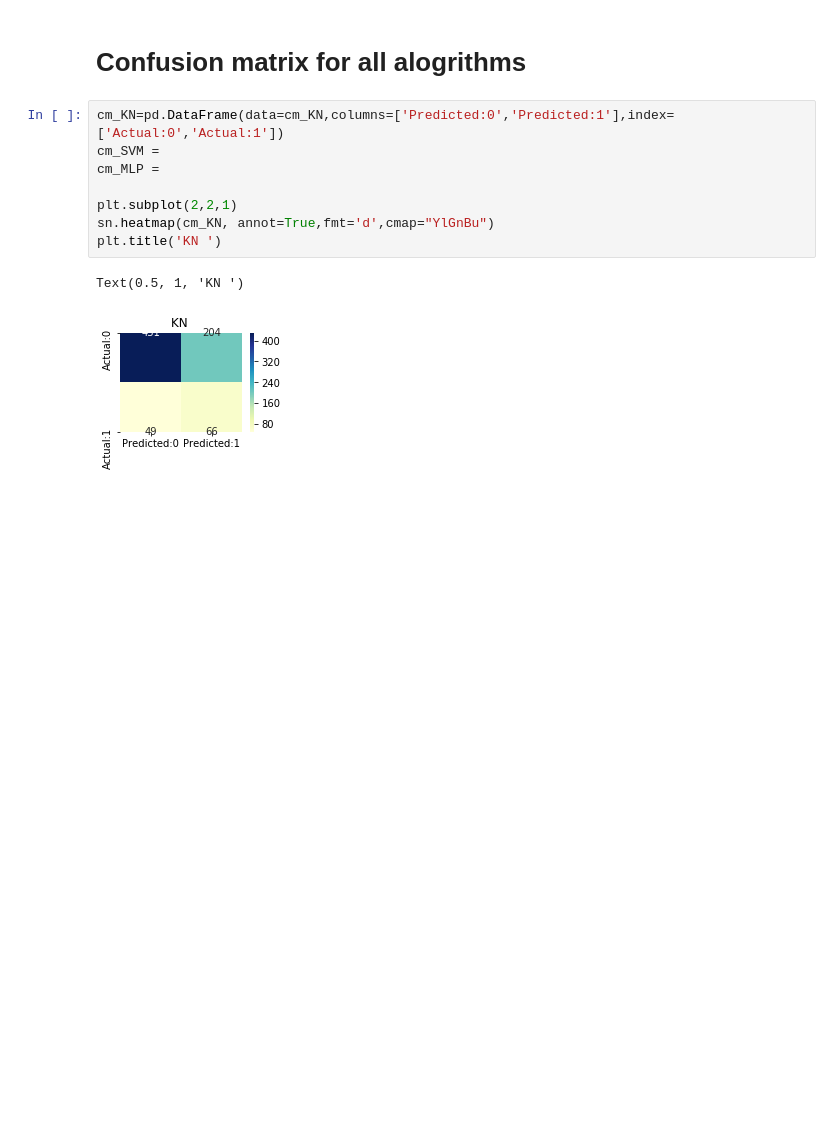
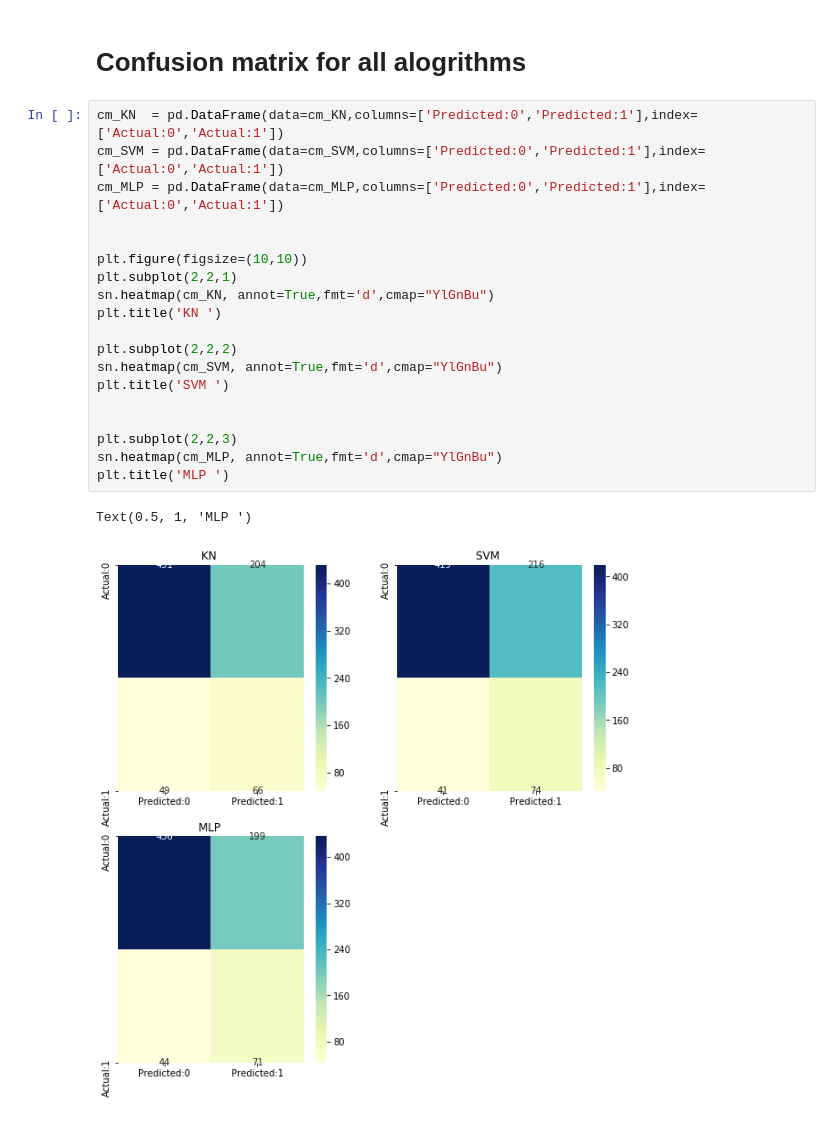
Before and after one commit to ljhowell/machine-learning_CHD, a Jupyter notebook: Comparison_of_models.ipynb, the cells around one changed output. Saved outputs shown, nothing was run; the diff lists cells and outputs as text; blank space fills up the shorter version.

```diff
--- a/Comparison_of_models.ipynb
+++ b/Comparison_of_models.ipynb
@@ -394,13 +394,24 @@ Text(0, 0.5, 'True positive rate (Sensitivity)')
 # %% [markdown]
 # Confusion matrix for all alogrithms
 # %%
-cm_KN=pd.DataFrame(data=cm_KN,columns=['Predicted:0','Predicted:1'],index=['Actual:0','Actual:1'])
-cm_SVM =
-cm_MLP =
+cm_KN  = pd.DataFrame(data=cm_KN,columns=['Predicted:0','Predicted:1'],index=['Actual:0','Actual:1'])
+cm_SVM = pd.DataFrame(data=cm_SVM,columns=['Predicted:0','Predicted:1'],index=['Actual:0','Actual:1'])
+cm_MLP = pd.DataFrame(data=cm_MLP,columns=['Predicted:0','Predicted:1'],index=['Actual:0','Actual:1'])
 
+
+plt.figure(figsize=(10,10))
 plt.subplot(2,2,1)
 sn.heatmap(cm_KN, annot=True,fmt='d',cmap="YlGnBu")
 plt.title('KN ')
+
+plt.subplot(2,2,2)
+sn.heatmap(cm_SVM, annot=True,fmt='d',cmap="YlGnBu")
+plt.title('SVM ')
+
+
+plt.subplot(2,2,3)
+sn.heatmap(cm_MLP, annot=True,fmt='d',cmap="YlGnBu")
+plt.title('MLP ')
 # %% [output]
-Text(0.5, 1, 'KN ')
+Text(0.5, 1, 'MLP ')
-[figure, old version]
+[figure, new version]
```
